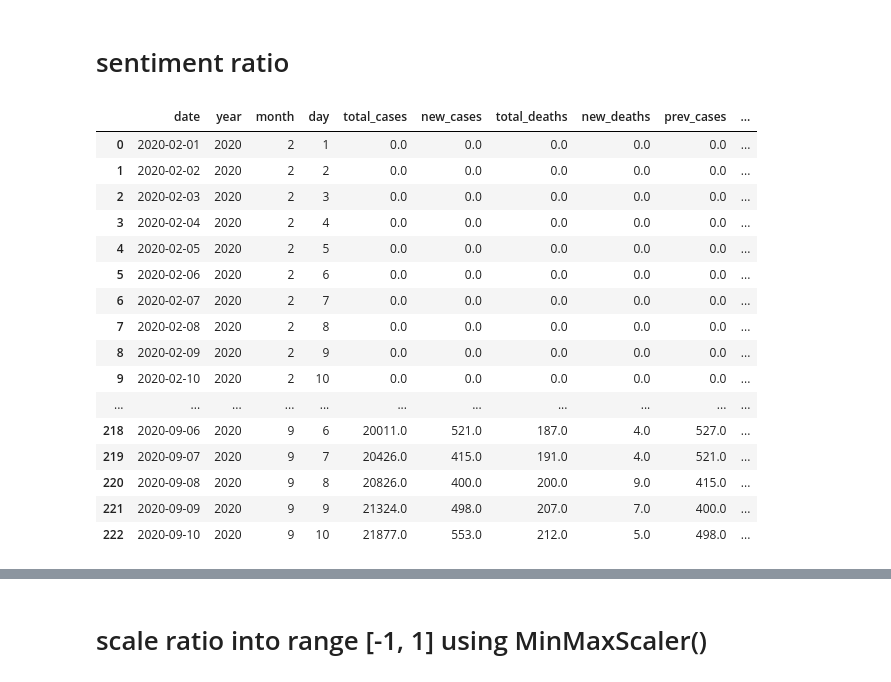
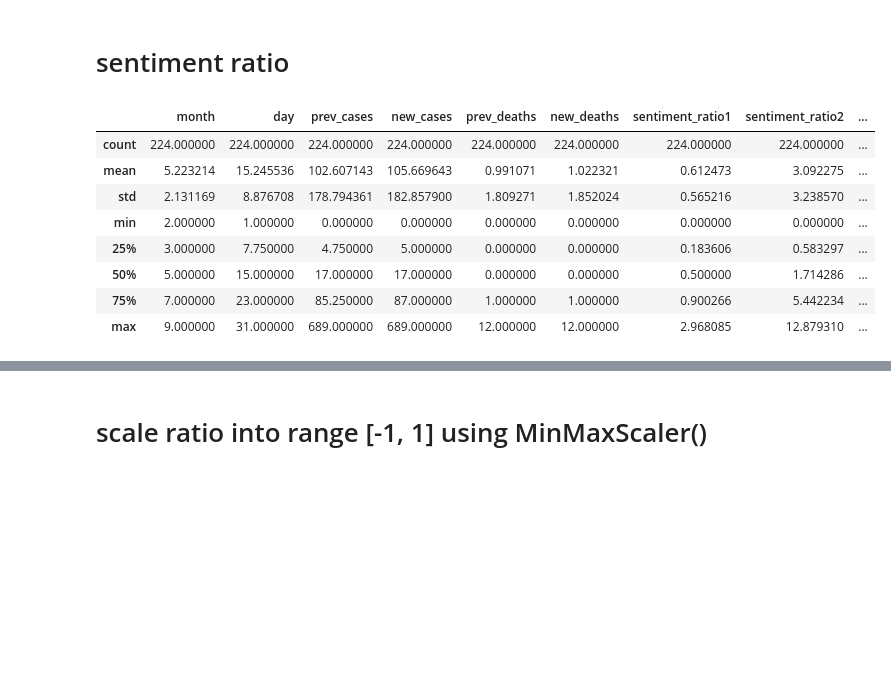
Before and after one commit to aliharakeh/M2-Project, a Jupyter notebook: Project_Final_Scripts/sentiment/sentiment.ipynb, the cells around one changed output, grey strips where cells are left out. Saved outputs shown, nothing was run; the diff lists cells and outputs as text; code cells hidden in the pictures; blank space fills up the shorter version.

```diff
--- a/Project_Final_Scripts/sentiment/sentiment.ipynb
+++ b/Project_Final_Scripts/sentiment/sentiment.ipynb
@@ -70,17 +46,0 @@ months_data
-# %%
-prev_cases, prev_deaths = 0, 0
-def get_data(row):
-    global prev_cases, prev_deaths
-
-    res = pd.Series([prev_cases, prev_deaths])
-
-    if row.new_cases > 0:
-        prev_cases = row.new_cases
-
-    if row.new_deaths > 0:
-        prev_deaths = row.new_deaths
-
-    return res
-
-corona[['prev_cases', 'prev_deaths']] = corona.apply(get_data, axis=1)
-corona = corona.fillna(0)
@@ -107,14 +47,2 @@ corona
 # %% [markdown]
 # sentiment ratio
-# %%
-def calculate(row):
-    avg_cases = months_data[row.month]['average_cases']
-    avg_deaths = months_data[row.month]['average_deaths']
-
-    cases_ratio = (row.prev_cases - row.new_cases) / avg_cases if avg_cases else 0
-    deaths_ratio = (row.prev_deaths - row.new_deaths) / avg_deaths if avg_deaths else 0
-    sentiment_ratio = cases_ratio + deaths_ratio
-
-    return pd.Series([cases_ratio, deaths_ratio, sentiment_ratio])
-
-corona[['cases_ratio', 'deaths_ratio', 'sentiment_ratio']] = corona.apply(calculate, axis=1)
@@ -120,0 +122,13 @@ corona[['cases_ratio', 'deaths_ratio', 'sentiment_ratio']] = corona.apply(calcul
+# %%
+columns = [
+    'month',
+    'day',
+    'prev_cases',
+    'new_cases',
+    'prev_deaths',
+    'new_deaths',
+    'sentiment_ratio1',
+    'sentiment_ratio2',
+    'sentiment_ratio3',
+    'sentiment_ratio4',
+]
@@ -121,20 +137,12 @@ corona[['cases_ratio', 'deaths_ratio', 'sentiment_ratio']] = corona.apply(calcul
 # %%
-corona
+corona[columns].describe()
 # %% [output]
-|  | date | year | month | day | total_cases | new_cases | total_deaths | new_deaths | prev_cases | ... |
-| 0 | 2020-02-01 | 2020 | 2 | 1 | 0.0 | 0.0 | 0.0 | 0.0 | 0.0 | ... |
-| 1 | 2020-02-02 | 2020 | 2 | 2 | 0.0 | 0.0 | 0.0 | 0.0 | 0.0 | ... |
-| 2 | 2020-02-03 | 2020 | 2 | 3 | 0.0 | 0.0 | 0.0 | 0.0 | 0.0 | ... |
-| 3 | 2020-02-04 | 2020 | 2 | 4 | 0.0 | 0.0 | 0.0 | 0.0 | 0.0 | ... |
-| 4 | 2020-02-05 | 2020 | 2 | 5 | 0.0 | 0.0 | 0.0 | 0.0 | 0.0 | ... |
-| 5 | 2020-02-06 | 2020 | 2 | 6 | 0.0 | 0.0 | 0.0 | 0.0 | 0.0 | ... |
-| 6 | 2020-02-07 | 2020 | 2 | 7 | 0.0 | 0.0 | 0.0 | 0.0 | 0.0 | ... |
-| 7 | 2020-02-08 | 2020 | 2 | 8 | 0.0 | 0.0 | 0.0 | 0.0 | 0.0 | ... |
-| 8 | 2020-02-09 | 2020 | 2 | 9 | 0.0 | 0.0 | 0.0 | 0.0 | 0.0 | ... |
-| 9 | 2020-02-10 | 2020 | 2 | 10 | 0.0 | 0.0 | 0.0 | 0.0 | 0.0 | ... |
-| ... | ... | ... | ... | ... | ... | ... | ... | ... | ... | ... |
-| 218 | 2020-09-06 | 2020 | 9 | 6 | 20011.0 | 521.0 | 187.0 | 4.0 | 527.0 | ... |
-| 219 | 2020-09-07 | 2020 | 9 | 7 | 20426.0 | 415.0 | 191.0 | 4.0 | 521.0 | ... |
-| 220 | 2020-09-08 | 2020 | 9 | 8 | 20826.0 | 400.0 | 200.0 | 9.0 | 415.0 | ... |
-| 221 | 2020-09-09 | 2020 | 9 | 9 | 21324.0 | 498.0 | 207.0 | 7.0 | 400.0 | ... |
-| 222 | 2020-09-10 | 2020 | 9 | 10 | 21877.0 | 553.0 | 212.0 | 5.0 | 498.0 | ... |
+|  | month | day | prev_cases | new_cases | prev_deaths | new_deaths | sentiment_ratio1 | sentiment_ratio2 | ... |
+| count | 224.000000 | 224.000000 | 224.000000 | 224.000000 | 224.000000 | 224.000000 | 224.000000 | 224.000000 | ... |
+| mean | 5.223214 | 15.245536 | 102.607143 | 105.669643 | 0.991071 | 1.022321 | 0.612473 | 3.092275 | ... |
+| std | 2.131169 | 8.876708 | 178.794361 | 182.857900 | 1.809271 | 1.852024 | 0.565216 | 3.238570 | ... |
+| min | 2.000000 | 1.000000 | 0.000000 | 0.000000 | 0.000000 | 0.000000 | 0.000000 | 0.000000 | ... |
+| 25% | 3.000000 | 7.750000 | 4.750000 | 5.000000 | 0.000000 | 0.000000 | 0.183606 | 0.583297 | ... |
+| 50% | 5.000000 | 15.000000 | 17.000000 | 17.000000 | 0.000000 | 0.000000 | 0.500000 | 1.714286 | ... |
+| 75% | 7.000000 | 23.000000 | 85.250000 | 87.000000 | 1.000000 | 1.000000 | 0.900266 | 5.442234 | ... |
+| max | 9.000000 | 31.000000 | 689.000000 | 689.000000 | 12.000000 | 12.000000 | 2.968085 | 12.879310 | ... |
```
Also changed, not shown: parts of 52 cells of this notebook, 13 other files.
